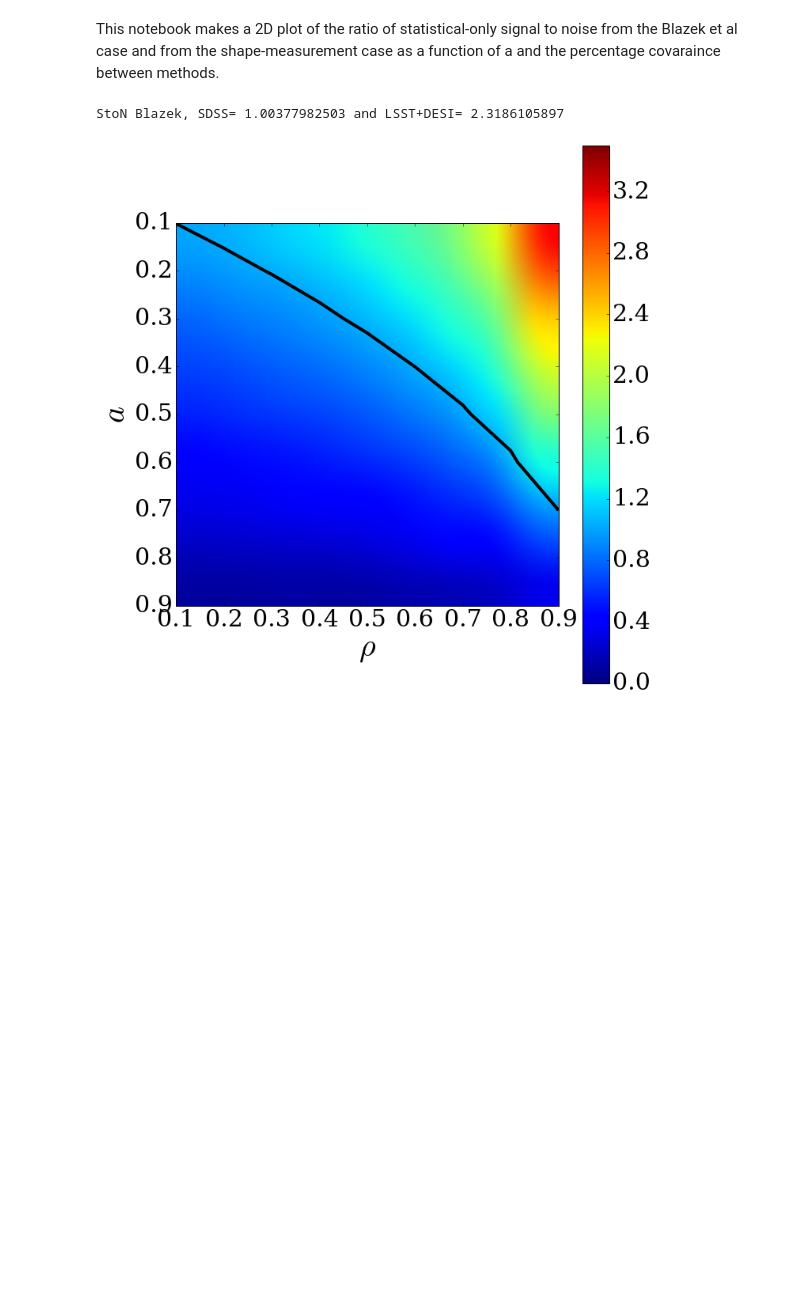
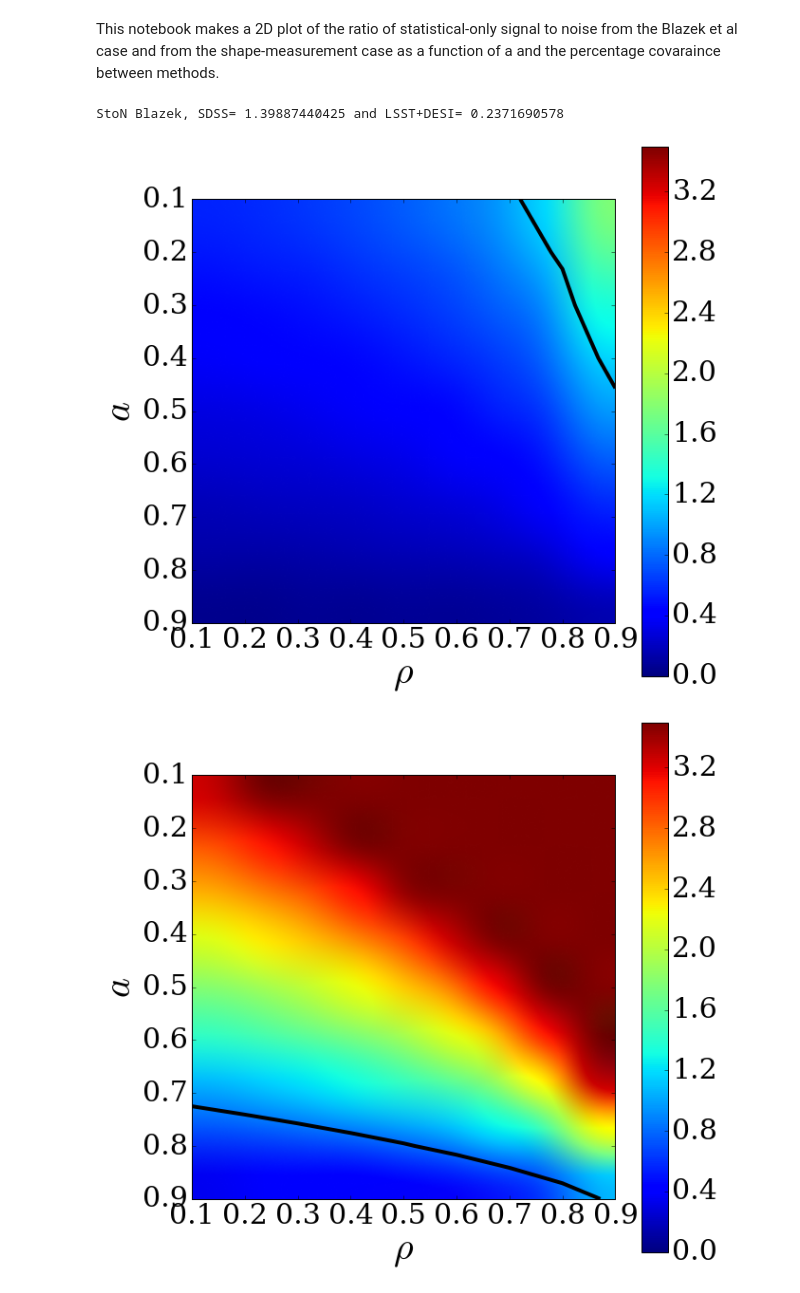
Before and after one commit to c-d-leonard/IA_GGL, a Jupyter notebook: secondary_scripts/StoNratio_2Dplot.ipynb, the cells around one changed output. Cells and saved outputs as stored; diff of their text form; code cells hidden in the pictures; blank space fills up the shorter version.

```diff
--- a/secondary_scripts/StoNratio_2Dplot.ipynb
+++ b/secondary_scripts/StoNratio_2Dplot.ipynb
@@ -11,24 +11,24 @@ deltaz = 0.17 # LSST deltaz
 This notebook makes a 2D plot of the ratio of statistical-only signal to noise from the Blazek et al case and from the shape-measurement case as a function of a and the percentage covaraince between methods.
 # %%
 # Load StoN from Blazek method for each survey under consideration (only one value). We actually saved the square of what we want.
-StoNsq_Blazek_1 = np.loadtxt('../txtfiles/StoN_stat_sysB_Blazek_extl_'+survey_1+'_deltaz='+str(deltaz)+'.txt')
-StoNsq_Blazek_2 = np.loadtxt('../txtfiles/StoN_stat_sysB_Blazek_extl_'+survey_2+'_deltaz='+str(deltaz)+'.txt')
+StoNsq_Blazek_1 = np.loadtxt('../txtfiles/StoNstat_Blazek_'+survey_1+'_deltaz='+str(deltaz)+'_SNonly.txt')
+StoNsq_Blazek_2 = np.loadtxt('../txtfiles/StoNstat_Blazek_'+survey_2+'_deltaz='+str(deltaz)+'_LSSTdndzonly_noBterms.txt')
 StoN_Blazek_1 = np.sqrt(StoNsq_Blazek_1)
 StoN_Blazek_2 = np.sqrt(StoNsq_Blazek_2)
 print "StoN Blazek, SDSS=", StoN_Blazek_1, "and LSST+DESI=", StoN_Blazek_2
 # %% [output]
-StoN Blazek, SDSS= 1.00377982503 and LSST+DESI= 2.3186105897
+StoN Blazek, SDSS= 1.39887440425 and LSST+DESI= 0.2371690578
 # %%
 # Load vectors of a and the percentage covariance between methods for the shape measurement case
-a_1 = np.loadtxt('../txtfiles/a_survey='+survey_1+'.txt')
-covperc_1 = np.loadtxt('../txtfiles/rho_survey='+survey_1+'.txt')
-a_2 = np.loadtxt('../txtfiles/a_survey='+survey_2+'.txt')
-covperc_2 = np.loadtxt('../txtfiles/rho_survey='+survey_2+'.txt')
+a_1 = np.loadtxt('../txtfiles/a_survey='+survey_1+'_SNonly.txt')
+covperc_1 = np.loadtxt('../txtfiles/rho_survey='+survey_1+'_SNonly.txt')
+a_2 = np.loadtxt('../txtfiles/a_survey='+survey_2+'_LSSTdndzonly.txt')
+covperc_2 = np.loadtxt('../txtfiles/rho_survey='+survey_2+'_LSSTdndzonly.txt')
 
 # Load the matrix of StoN values from the shape-measurement method at each pair of a / % covariance values
-StoNsq_shapes_1 = np.loadtxt('../txtfiles/StoNsq_stat_sysB_shapes_extl_survey='+survey_1+'.txt')
+StoNsq_shapes_1 = np.loadtxt('../txtfiles/StoNsq_stat_shapes_survey='+survey_1+'_SNonly.txt')
 StoN_shapes_1 = np.sqrt(StoNsq_shapes_1)
-StoNsq_shapes_2 = np.loadtxt('../txtfiles/StoNsq_stat_sysB_shapes_extl_survey='+survey_2+'.txt')
+StoNsq_shapes_2 = np.loadtxt('../txtfiles/StoNsq_stat_shapes_survey='+survey_2+'_LSSTdndzonly.txt')
 StoN_shapes_2 = np.sqrt(StoNsq_shapes_2)
 # %%
 # Make a 2D colour plot of the ratio of the S to N values for each survey
@@ -38,39 +38,40 @@ StoNratio_1 = StoN_shapes_1 / StoN_Blazek_1
 
 plt.figure(figsize=(10, 10))
 plt.rcParams["font.family"] = "serif"
 plt.imshow(StoNratio_1, extent=[covperc_1[0], covperc_1[-1], a_1[-1], a_1[0]], aspect=1, interpolation='spline36')
 plt.hold(True)
 cbar = plt.colorbar()
 cbar.ax.tick_params(labelsize='30')
 plt.clim(0,3.5)
 plt.contour(covperc_1, a_1, StoNratio_1, [1.0], colors='k', linewidths=4)
 plt.xlabel('$\\rho$', fontsize=40)
 plt.ylabel('$a$', fontsize=40)
 plt.tick_params(axis='both', labelsize='30')
 #plt.title('(Stat S/N, shapes method) / (Stat S/N, Blazek method), SDSS', fontsize=20)
-#plt.show()
-plt.tight_layout()
-plt.savefig('../plots/StoN_2d_stat_'+survey_1+'_extl.png')
-plt.close()
+plt.show()
+#plt.tight_layout()
+#plt.savefig('../plots/StoN_2d_stat_'+survey_1+'.png')
+#plt.close()
 
 StoNratio_2 = StoN_shapes_2 / StoN_Blazek_2
 
 plt.figure(figsize=(10, 10))
 plt.rcParams["font.family"] = "serif"
 plt.imshow(StoNratio_2, extent=[covperc_2[0], covperc_2[-1], a_2[-1], a_2[0]], aspect=1, interpolation='spline36')
 plt.hold(True)
 cbar = plt.colorbar()
 cbar.ax.tick_params(labelsize='30')
 plt.clim(0,3.5)
 plt.contour(covperc_2, a_2, StoNratio_2, [1.0], colors='k', linewidths=4)
 plt.xlabel('$\\rho$', fontsize=40)
 plt.ylabel('$a$', fontsize=40)
 plt.tick_params(axis='both', labelsize='30')
-#plt.show()
-plt.tight_layout()
-plt.savefig('../plots/StoN_2d_stat_'+survey_2+'_extl.png')
+plt.show()
+#plt.tight_layout()
+#plt.savefig('../plots/StoN_2d_stat_'+survey_2+'.png')
 
 # These ratios should be off by a value independent of a / covperc. What is it?
-#print "difference=", StoNratio_2 / StoNratio_1
+print "difference=", StoNratio_2 / StoNratio_1
 # %% [output]
-[figure, old version]
+[figure, new version]
+[figure, added]
```
Also changed, not shown: parts of 1 cell of this notebook, 10 other files.
